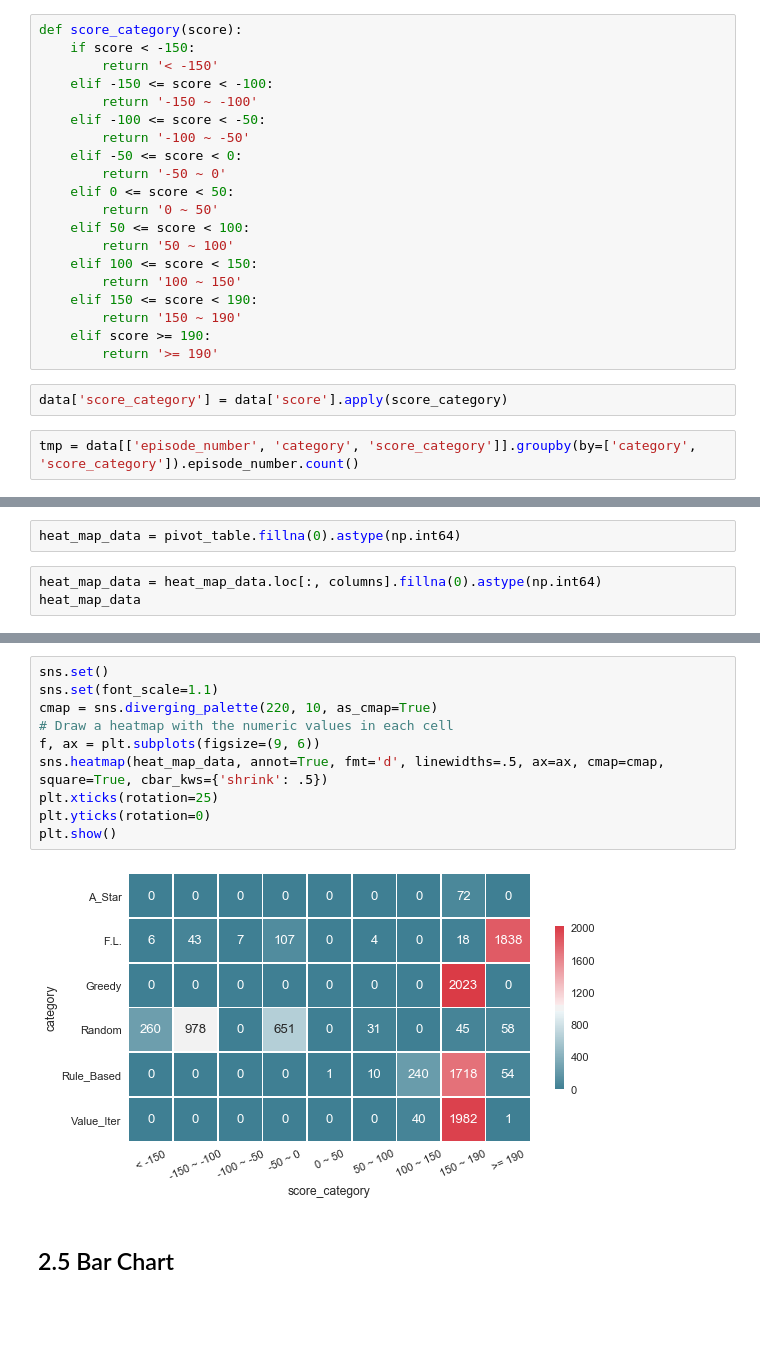
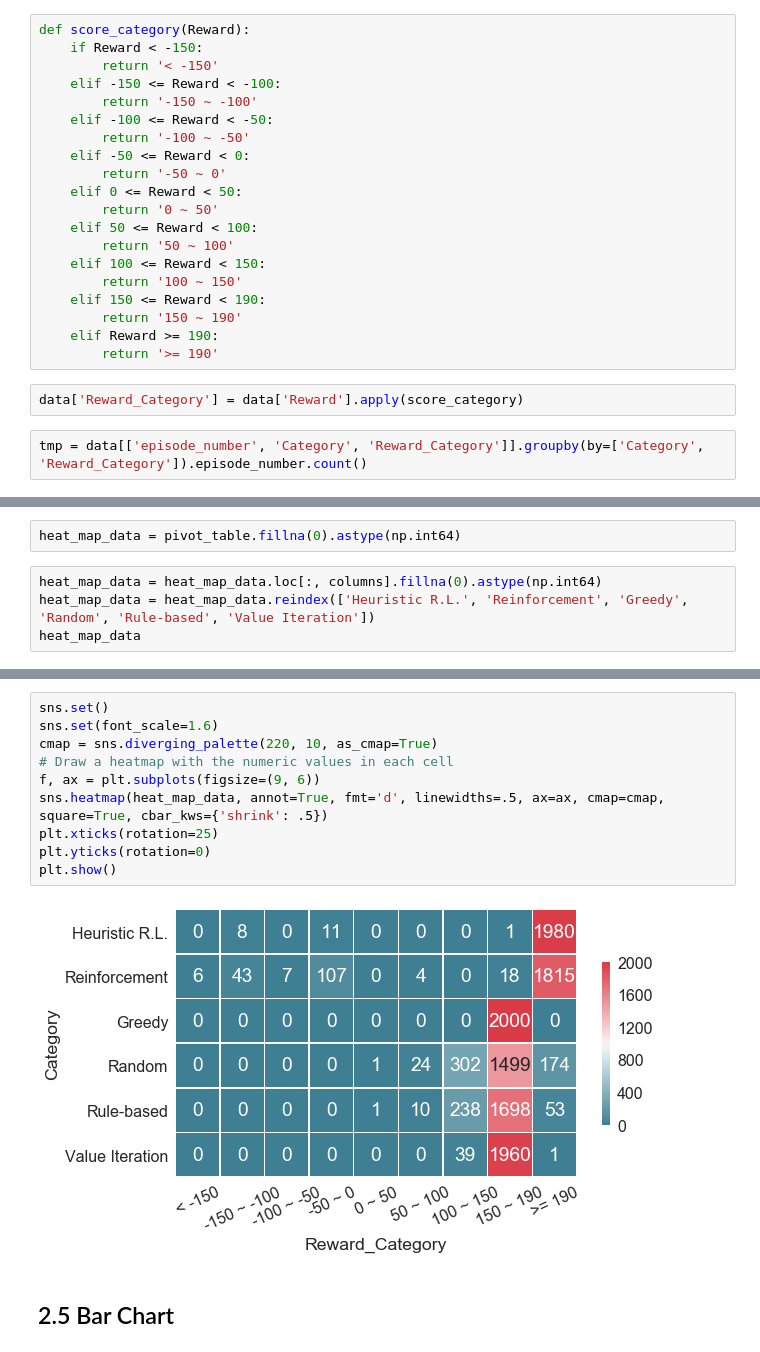
Before and after one commit to jason-jz-zhu/Data-Analysis-and-Viz-for-RL, a Jupyter notebook: Data Viz for RL.ipynb, the cells around one changed output, grey strips where cells are left out. Drawn from its saved outputs; the diff is of its cells as text; blank space fills up the shorter version.

```diff
--- a/Data Viz for RL.ipynb
+++ b/Data Viz for RL.ipynb
@@ -211,29 +230,29 @@ sns.lmplot(x='episode_number', y='time_step', col='category', hue='category', da
 # %% [markdown]
 ### Based on the heatmap, we can find that rl has biggest count for highest level socre (>=190)
 # %%
-def score_category(score):
-    if score < -150:
+def score_category(Reward):
+    if Reward < -150:
         return '< -150'
-    elif -150 <= score < -100:
+    elif -150 <= Reward < -100:
         return '-150 ~ -100'
-    elif -100 <= score < -50:
+    elif -100 <= Reward < -50:
         return '-100 ~ -50'
-    elif -50 <= score < 0:
+    elif -50 <= Reward < 0:
         return '-50 ~ 0'
-    elif 0 <= score < 50:
+    elif 0 <= Reward < 50:
         return '0 ~ 50'
-    elif 50 <= score < 100:
+    elif 50 <= Reward < 100:
         return '50 ~ 100'
-    elif 100 <= score < 150:
+    elif 100 <= Reward < 150:
         return '100 ~ 150'
-    elif 150 <= score < 190:
+    elif 150 <= Reward < 190:
         return '150 ~ 190'
-    elif score >= 190:
+    elif Reward >= 190:
         return '>= 190'
 # %%
-data['score_category'] = data['score'].apply(score_category)
+data['Reward_Category'] = data['Reward'].apply(score_category)
 # %%
-tmp = data[['episode_number', 'category', 'score_category']].groupby(by=['category', 'score_category']).episode_number.count()
+tmp = data[['episode_number', 'Category', 'Reward_Category']].groupby(by=['Category', 'Reward_Category']).episode_number.count()
 # %%
 columns = ['< -150', '-150 ~ -100', '-100 ~ -50', '-50 ~ 0', '0 ~ 50', '50 ~ 100', '100 ~ 150', '150 ~ 190', '>= 190']
 # %%
@@ -242,5 +261,6 @@ pivot_table = tmp.unstack(level=-1)
 heat_map_data = pivot_table.fillna(0).astype(np.int64)
 # %%
 heat_map_data = heat_map_data.loc[:, columns].fillna(0).astype(np.int64)
+heat_map_data = heat_map_data.reindex(['Heuristic R.L.', 'Reinforcement', 'Greedy', 'Random', 'Rule-based', 'Value Iteration'])
 heat_map_data
 # %% [output]
@@ -255,15 +275,15 @@ heat_map_data
 # %%
 sns.set()
-sns.set(font_scale=1.1)
+sns.set(font_scale=1.6)
 cmap = sns.diverging_palette(220, 10, as_cmap=True)
 # Draw a heatmap with the numeric values in each cell
 f, ax = plt.subplots(figsize=(9, 6))
 sns.heatmap(heat_map_data, annot=True, fmt='d', linewidths=.5, ax=ax, cmap=cmap, square=True, cbar_kws={'shrink': .5})
 plt.xticks(rotation=25)
 plt.yticks(rotation=0)
 plt.show()
 # %% [output]
-[figure, old version]
+[figure, new version]
 # %% [markdown]
 <a id='BarChart'></a>
 ## 2.5 Bar Chart
```
Also changed, not shown: parts of 36 cells of this notebook, 1 other file.
